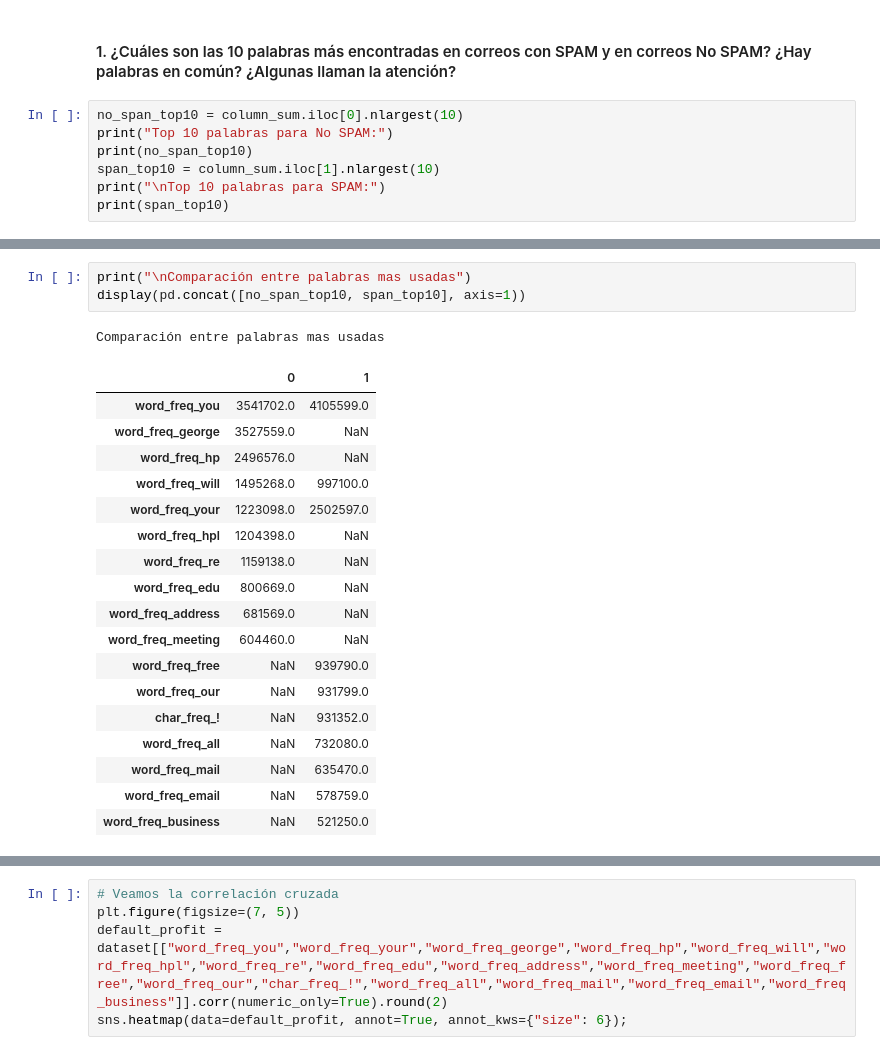
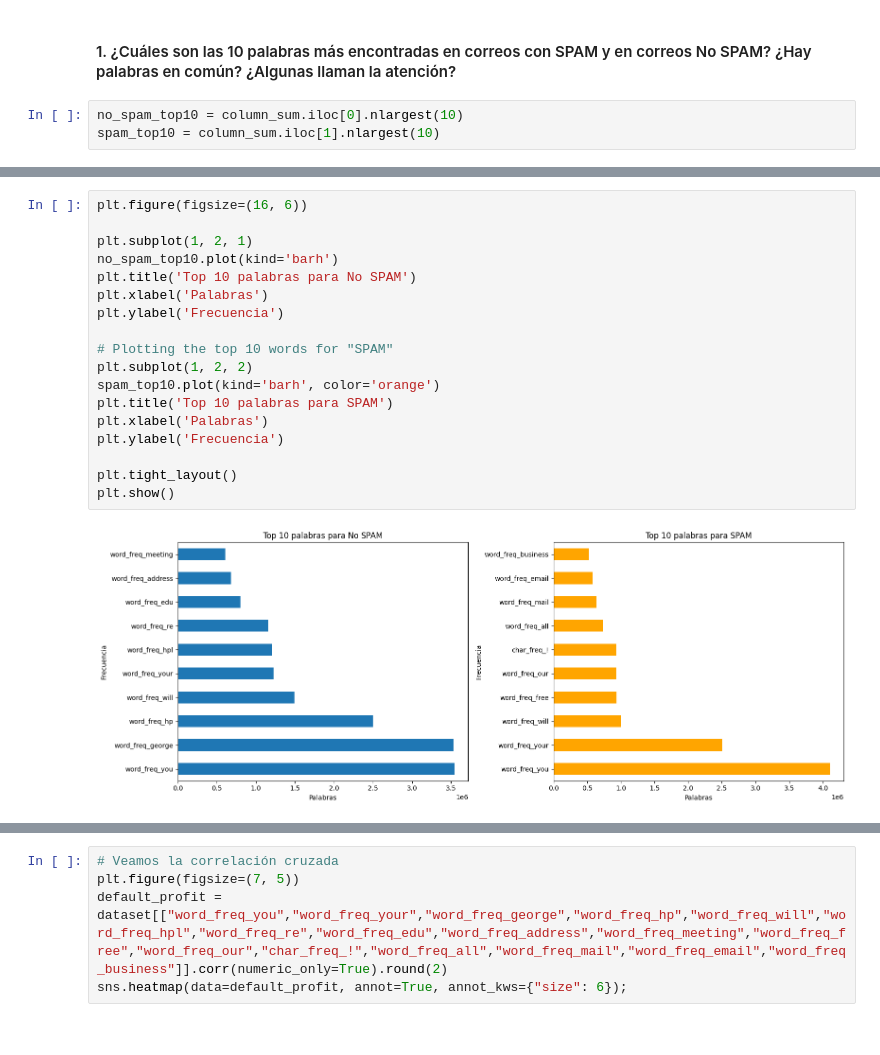
Before and after one commit to FIUBA-CEIA-18Co2024/IIA-TP3, a Jupyter notebook: notebook.ipynb, the cells around one changed output, grey strips where cells are left out. Cells and saved outputs as stored; diff of their text form.

```diff
--- a/notebook.ipynb
+++ b/notebook.ipynb
@@ -123,9 +131,5 @@ y = dataset["spam"]
 # %% [markdown]
 #### 1. ¿Cuáles son las 10 palabras más encontradas en correos con SPAM y en correos No SPAM? ¿Hay palabras en común? ¿Algunas llaman la atención?
 # %%
-no_span_top10 = column_sum.iloc[0].nlargest(10)
-print("Top 10 palabras para No SPAM:")
-print(no_span_top10)
-span_top10 = column_sum.iloc[1].nlargest(10)
-print("\nTop 10 palabras para SPAM:")
-print(span_top10)
+no_spam_top10 = column_sum.iloc[0].nlargest(10)
+spam_top10 = column_sum.iloc[1].nlargest(10)
@@ -150,23 +136,20 @@ Name: 1, dtype: int64
-# %%
-print("\nComparación entre palabras mas usadas")
-display(pd.concat([no_span_top10, span_top10], axis=1))
-# %% [output]
-Comparación entre palabras mas usadas
-|  | 0 | 1 |
-| word_freq_you | 3541702.0 | 4105599.0 |
-| word_freq_george | 3527559.0 | NaN |
-| word_freq_hp | 2496576.0 | NaN |
-| word_freq_will | 1495268.0 | 997100.0 |
-| word_freq_your | 1223098.0 | 2502597.0 |
-| word_freq_hpl | 1204398.0 | NaN |
-| word_freq_re | 1159138.0 | NaN |
-| word_freq_edu | 800669.0 | NaN |
-| word_freq_address | 681569.0 | NaN |
-| word_freq_meeting | 604460.0 | NaN |
-| word_freq_free | NaN | 939790.0 |
-| word_freq_our | NaN | 931799.0 |
-| char_freq_! | NaN | 931352.0 |
-| word_freq_all | NaN | 732080.0 |
-| word_freq_mail | NaN | 635470.0 |
-| word_freq_email | NaN | 578759.0 |
-| word_freq_business | NaN | 521250.0 |
+# %%
+plt.figure(figsize=(16, 6))
+
+plt.subplot(1, 2, 1)
+no_spam_top10.plot(kind='barh')
+plt.title('Top 10 palabras para No SPAM')
+plt.xlabel('Palabras')
+plt.ylabel('Frecuencia')
+
+# Plotting the top 10 words for "SPAM"
+plt.subplot(1, 2, 2)
+spam_top10.plot(kind='barh', color='orange')
+plt.title('Top 10 palabras para SPAM')
+plt.xlabel('Palabras')
+plt.ylabel('Frecuencia')
+
+plt.tight_layout()
+plt.show()
+# %% [output]
+[figure, added]
```
Also changed, not shown: parts of 8 cells of this notebook.
